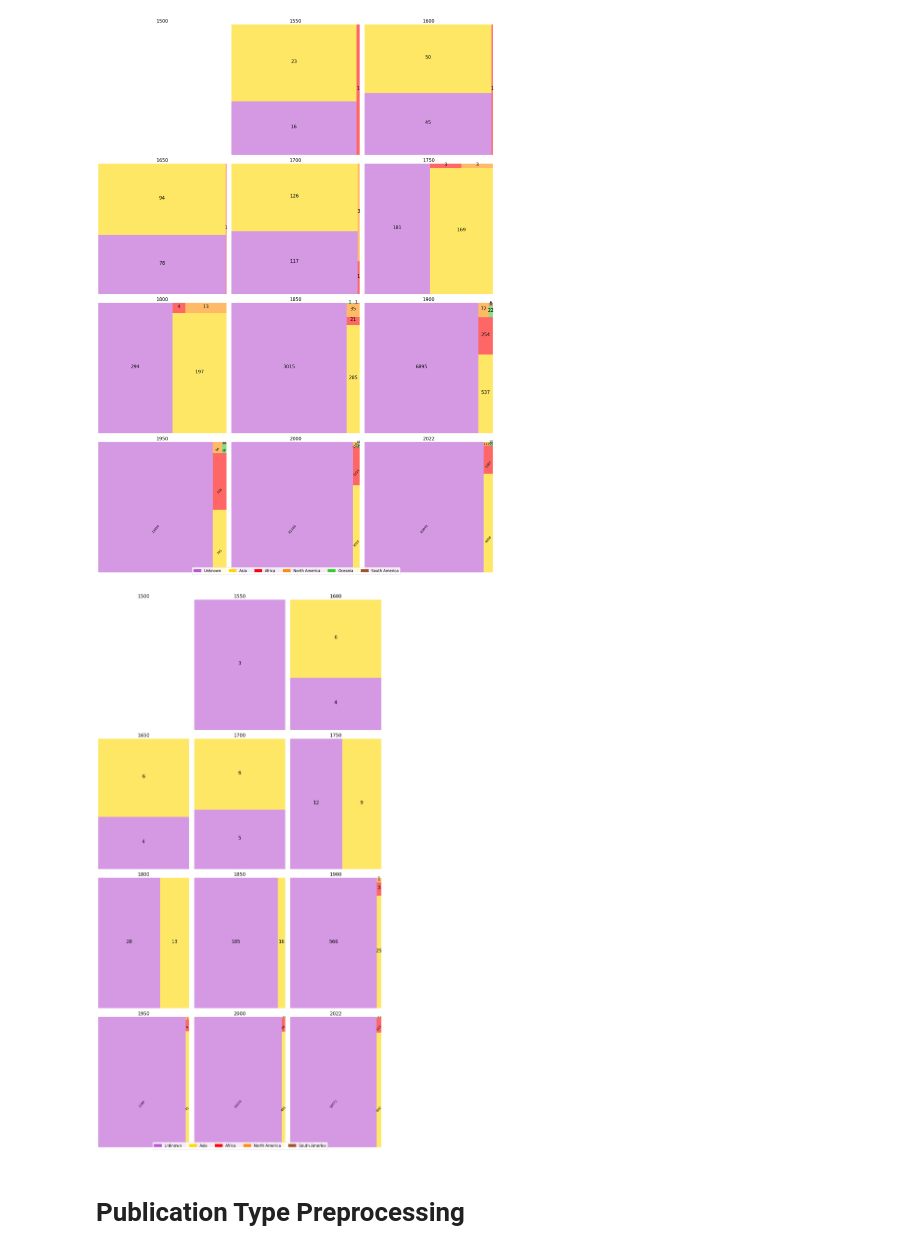
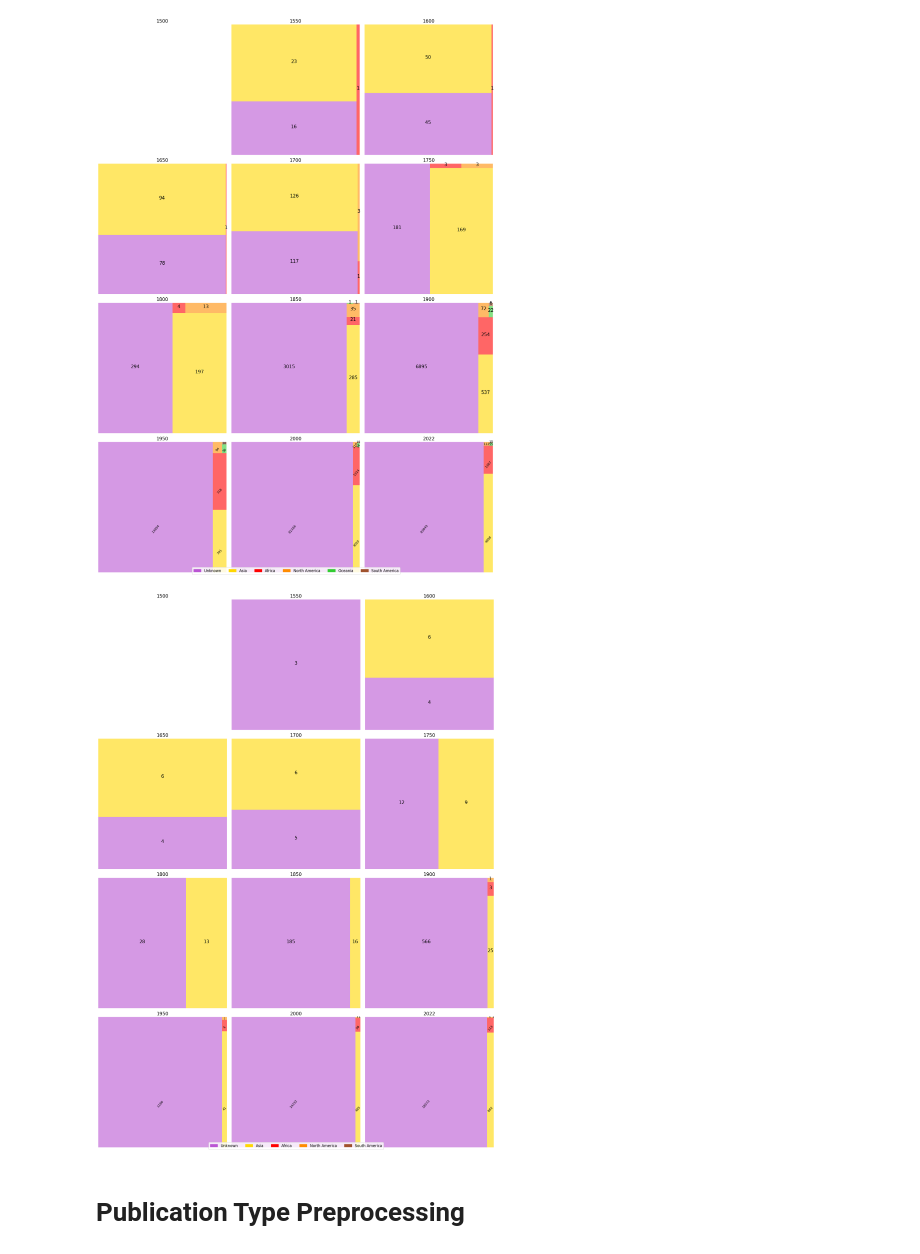
Before and after one commit to OliOliOliverPan/NLS_dataset, a Jupyter notebook: language_exploration.ipynb, the cells around one changed output. Drawn from its saved outputs; the diff is of its cells as text; code cells hidden in the pictures.

```diff
--- a/language_exploration.ipynb
+++ b/language_exploration.ipynb
@@ -648,7 +635,7 @@ time_periods = ["1500", "1550", "1600", "1650", "1700",
 
 continents = ["Asia", "Africa", "North America", "Oceania", "South America", "Unknown"]
 
-fig, axes = plt.subplots(4, 3, figsize=(13, 25))  # Adjust for the number of time periods
+fig, axes = plt.subplots(4, 3, figsize=(18, 25))  # Adjust for the number of time periods
 axes = axes.flatten()
 
 
@@ -699,34 +686,34 @@ for i, ax in enumerate(axes):
                 # Place the text in the center of the rectangle, rotated as needed
                 ax.text(x + dx/2, y + dy/5, size, ha='center', va='baseline', fontsize=7,
                         rotation=rotation)
 
     ax.set_title(time_periods[i], fontsize = 15)
     ax.axis('off')
 
 
 # Define the legend
 legend_labels = {
     'mediumorchid': 'Unknown',
     'gold': 'Asia',
     'red': 'Africa',
     'darkorange': 'North America',
     'sienna': 'South America'
 }
 
 # Create a list of patches for the legend
 legend_patches = [mpatches.Patch(color=color, label=label) for color, label in legend_labels.items()]
 
 # Place the legend on the figure
 fig.legend(handles=legend_patches, loc='lower center', ncol=len(legend_patches), fontsize='large')
 
 # Adjust the layout to make room for the legend
 plt.subplots_adjust(bottom=0.1)  # Adjust the bottom to have enough space for the legend
 
 plt.tight_layout()
 plt.savefig('clear_uncertain_language_distribution.png')
 plt.show()
 # %% [output]
-[figure, old version]
+[figure, new version]
 # %%
 # collections = unk_asia.T
 
```
Also changed, not shown: parts of 2 cells of this notebook, 2 other files.
